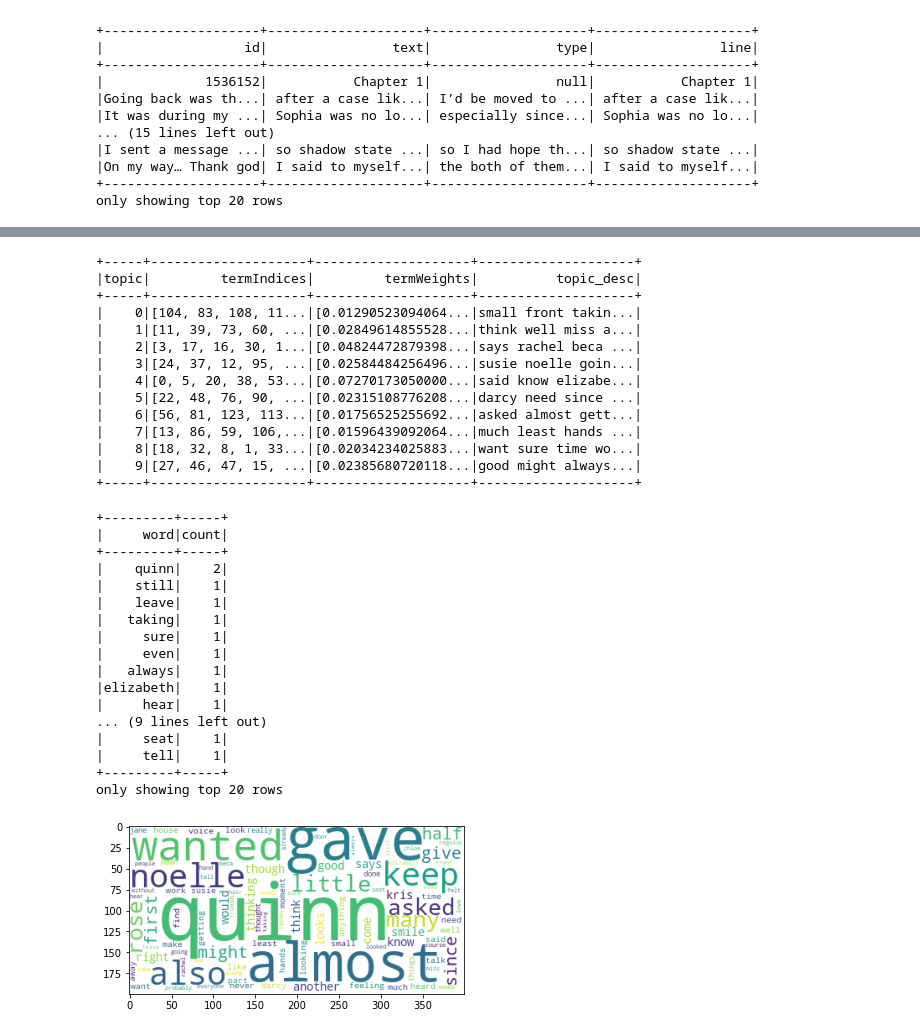
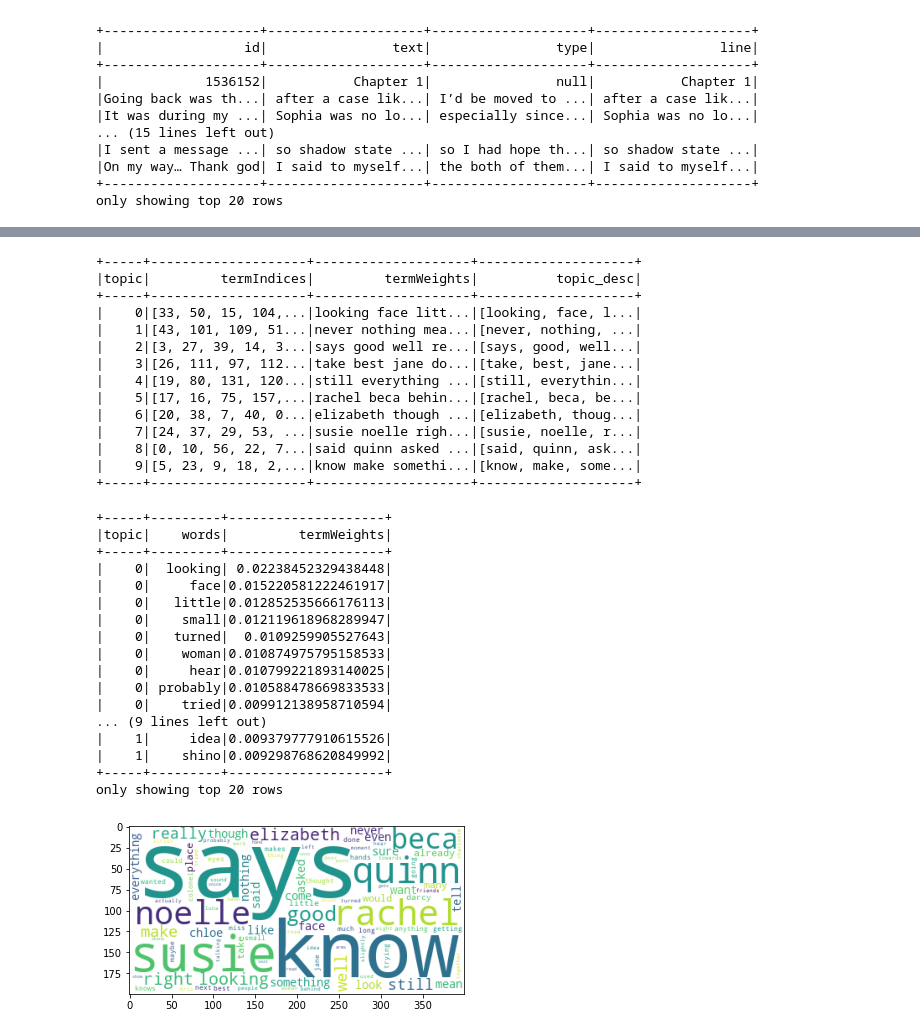
Before and after one commit to mpmccord/FanFicVsClassicLiterature, a Jupyter notebook: LDA FanFic Algorithm.ipynb, the cells around one changed output, grey strips where cells are left out. Drawn from its saved outputs; the diff is of its cells as text; code cells hidden in the pictures.

```diff
--- a/LDA FanFic Algorithm.ipynb
+++ b/LDA FanFic Algorithm.ipynb
@@ -64,7 +71,7 @@ classics_df.show()
 +--------------------+--------------------+--------------------+--------------------+
 only showing top 20 rows
 # %%
-classics = classics_df.rdd.map(lambda x : x['line']).filter(lambda x: x is not None)
+classics = classics_df.rdd.map(lambda x : x['text']).filter(lambda x: x is not None)
 StopWords = stopwords.words("english")
 tokens = classics                                                  \
     .map( lambda document: document.strip().lower())               \
@@ -186,20 +193,20 @@ ldatopics_mapped.show()
 from pyspark.sql.functions import concat_ws, split
 import pyspark.sql.functions as f
 lda_topics_mapped = ldatopics_mapped.withColumn("topic_desc", concat_ws(" ", ldatopics_mapped.topic_desc).alias("topic_desc_str"))
-
+lda_topics_mapped = lda_topics_mapped.withColumn("termWeights", concat_ws(" ", ldatopics_mapped.topic_desc).alias("topic_desc_str"))
 lda_topics_mapped.show()
 # %% [output]
 +-----+--------------------+--------------------+--------------------+
 |topic|         termIndices|         termWeights|          topic_desc|
 +-----+--------------------+--------------------+--------------------+
-|    0|[104, 83, 108, 11...|[0.01290523094064...|small front takin...|
-|    1|[11, 39, 73, 60, ...|[0.02849614855528...|think well miss a...|
-|    2|[3, 17, 16, 30, 1...|[0.04824472879398...|says rachel beca ...|
-|    3|[24, 37, 12, 95, ...|[0.02584484256496...|susie noelle goin...|
-|    4|[0, 5, 20, 38, 53...|[0.07270173050000...|said know elizabe...|
-|    5|[22, 48, 76, 90, ...|[0.02315108776208...|darcy need since ...|
-|    6|[56, 81, 123, 113...|[0.01756525255692...|asked almost gett...|
-|    7|[13, 86, 59, 106,...|[0.01596439092064...|much least hands ...|
-|    8|[18, 32, 8, 1, 33...|[0.02034234025883...|want sure time wo...|
-|    9|[27, 46, 47, 15, ...|[0.02385680720118...|good might always...|
+|    0|[33, 50, 15, 104,...|looking face litt...|[looking, face, l...|
+|    1|[43, 101, 109, 51...|never nothing mea...|[never, nothing, ...|
+|    2|[3, 27, 39, 14, 3...|says good well re...|[says, good, well...|
+|    3|[26, 111, 97, 112...|take best jane do...|[take, best, jane...|
+|    4|[19, 80, 131, 120...|still everything ...|[still, everythin...|
+|    5|[17, 16, 75, 157,...|rachel beca behin...|[rachel, beca, be...|
+|    6|[20, 38, 7, 40, 0...|elizabeth though ...|[elizabeth, thoug...|
+|    7|[24, 37, 29, 53, ...|susie noelle righ...|[susie, noelle, r...|
+|    8|[0, 10, 56, 22, 7...|said quinn asked ...|[said, quinn, ask...|
+|    9|[5, 23, 9, 18, 2,...|know make somethi...|[know, make, some...|
 +-----+--------------------+--------------------+--------------------+
@@ -211,35 +213,39 @@ counts = lda_topics_mapped.withColumn('word', f.explode(f.split(f.col('topic_des
+# %%
+df = ldatopics_mapped.withColumn("new", f.arrays_zip("topic_desc", "termWeights"))\
+       .withColumn("new", f.explode("new")) \
+        .select("topic", F.col("new.topic_desc").alias("words"), F.col("new.termWeights").alias("termWeights"))
 # %%
-counts.show()
+df.show()
 # %% [output]
-+---------+-----+
-|     word|count|
-+---------+-----+
-|    quinn|    2|
-|    still|    1|
-|    leave|    1|
-|   taking|    1|
-|     sure|    1|
-|     even|    1|
-|   always|    1|
-|elizabeth|    1|
-|     hear|    1|
++-----+---------+--------------------+
+|topic|    words|         termWeights|
++-----+---------+--------------------+
+|    0|  looking| 0.02238452329438448|
+|    0|     face|0.015220581222461917|
+|    0|   little|0.012852535666176113|
+|    0|    small|0.012119618968289947|
+|    0|   turned|  0.0109259905527643|
+|    0|    woman|0.010874975795158533|
+|    0|     hear|0.010799221893140025|
+|    0| probably|0.010588478669833533|
+|    0|    tried|0.009912138958710594|
 ... (9 lines left out)
-|     seat|    1|
-|     tell|    1|
-+---------+-----+
+|    1|     idea|0.009379777910615526|
+|    1|    shino|0.009298768620849992|
++-----+---------+--------------------+
 only showing top 20 rows
 # %%
 import pyspark.sql.functions as F
 from collections import ChainMap
 from wordcloud import WordCloud
 import matplotlib.pyplot as plt
 wordcloud = WordCloud(background_color="white")
 
-words = dict(ChainMap(*counts.select(F.create_map('word', 'count')).rdd.map(lambda x: x[0]).collect()))
+words = dict(ChainMap(*df.select(F.create_map('words', 'termWeights')).rdd.map(lambda x: x[0]).collect()))
 # {'scorbutically': 1.76, 'punta': 1.76, 'detail': 1.789, 'lafayette': 1.8, 'maya': 1.854, 'prostate': 1.854, 'quot': 1.856, 'mark': 1.949, 'elite': 1.988, 'trade': 2.012, 'write': 2.083}
 
 plt.imshow(wordcloud.generate_from_frequencies(words))
 
 plt.show()
 # %% [output]
-[figure, old version]
+[figure, new version]
```
Also changed, not shown: parts of 6 cells of this notebook, 3 other files.
